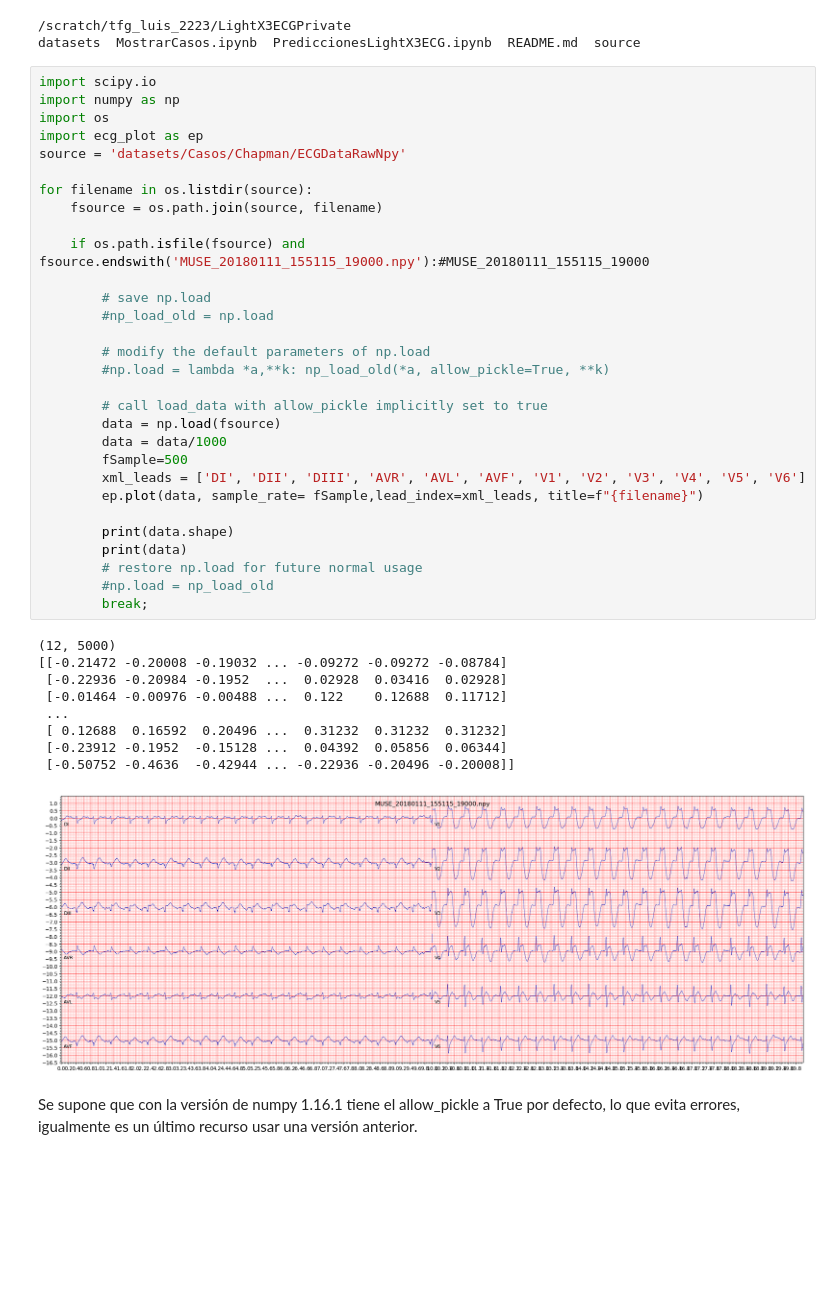
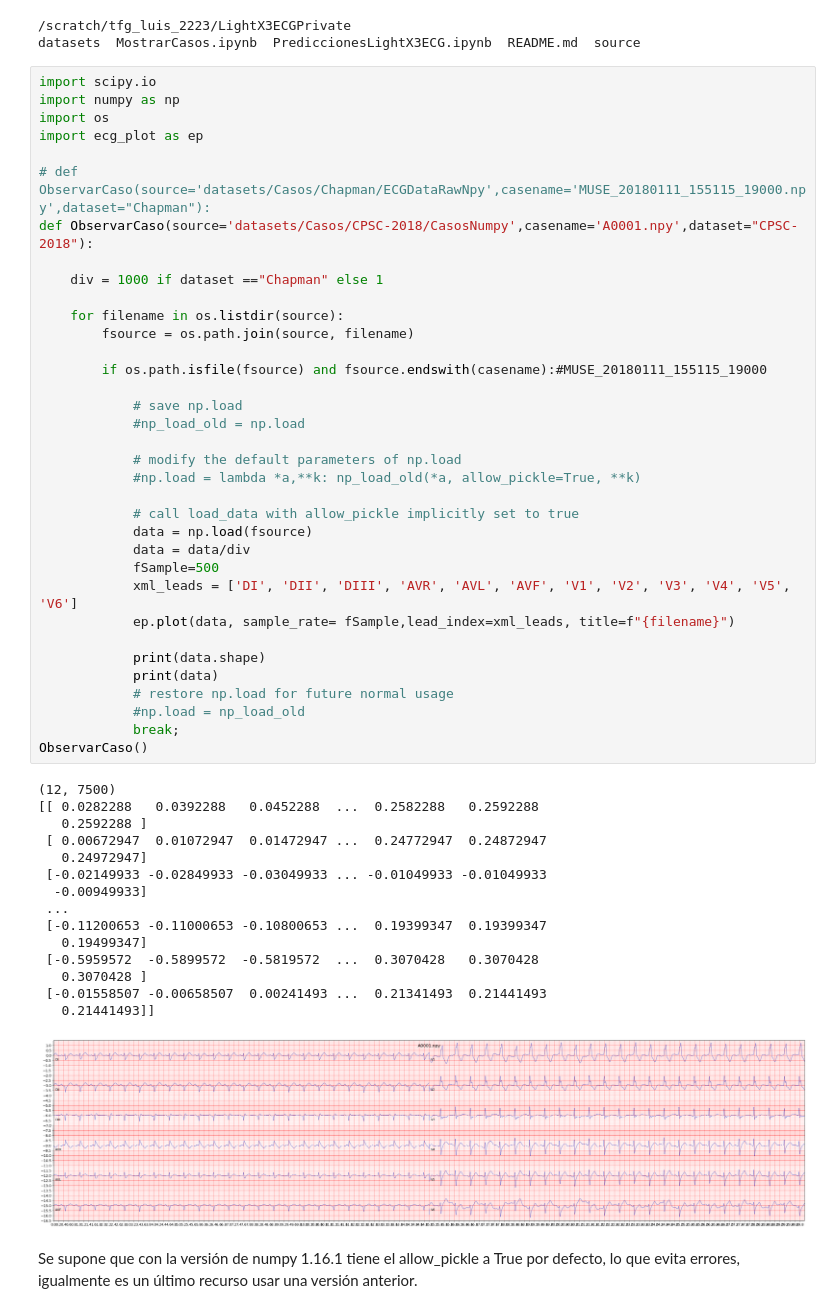
Before and after one commit to isma40000/LightX3ECGPrivate, a Jupyter notebook: PrediccionesLightX3ECG.ipynb, the cells around one changed output. Saved outputs shown, nothing was run; the diff lists cells and outputs as text; blank space fills up the shorter version.

```diff
--- a/PrediccionesLightX3ECG.ipynb
+++ b/PrediccionesLightX3ECG.ipynb
@@ -481,43 +509,54 @@ datasets  MostrarCasos.ipynb  PrediccionesLightX3ECG.ipynb  README.md  source
 # %%
 import scipy.io
 import numpy as np
 import os
 import ecg_plot as ep
-source = 'datasets/Casos/Chapman/ECGDataRawNpy'
 
-for filename in os.listdir(source):
-    fsource = os.path.join(source, filename)
+# def ObservarCaso(source='datasets/Casos/Chapman/ECGDataRawNpy',casename='MUSE_20180111_155115_19000.npy',dataset="Chapman"):
+def ObservarCaso(source='datasets/Casos/CPSC-2018/CasosNumpy',casename='A0001.npy',dataset="CPSC-2018"):
 
-    if os.path.isfile(fsource) and fsource.endswith('MUSE_20180111_155115_19000.npy'):#MUSE_20180111_155115_19000
+    div = 1000 if dataset =="Chapman" else 1
 
-        # save np.load
-        #np_load_old = np.load
+    for filename in os.listdir(source):
+        fsource = os.path.join(source, filename)
 
-        # modify the default parameters of np.load
-        #np.load = lambda *a,**k: np_load_old(*a, allow_pickle=True, **k)
+        if os.path.isfile(fsource) and fsource.endswith(casename):#MUSE_20180111_155115_19000
 
-        # call load_data with allow_pickle implicitly set to true
-        data = np.load(fsource)
-        data = data/1000
-        fSample=500
-        xml_leads = ['DI', 'DII', 'DIII', 'AVR', 'AVL', 'AVF', 'V1', 'V2', 'V3', 'V4', 'V5', 'V6']
-        ep.plot(data, sample_rate= fSample,lead_index=xml_leads, title=f"{filename}")
+            # save np.load
+            #np_load_old = np.load
 
-        print(data.shape)
-        print(data)
-        # restore np.load for future normal usage
-        #np.load = np_load_old
-        break;
+            # modify the default parameters of np.load
+            #np.load = lambda *a,**k: np_load_old(*a, allow_pickle=True, **k)
+
+            # call load_data with allow_pickle implicitly set to true
+            data = np.load(fsource)
+            data = data/div
+            fSample=500
+            xml_leads = ['DI', 'DII', 'DIII', 'AVR', 'AVL', 'AVF', 'V1', 'V2', 'V3', 'V4', 'V5', 'V6']
+            ep.plot(data, sample_rate= fSample,lead_index=xml_leads, title=f"{filename}")
+
+            print(data.shape)
+            print(data)
+            # restore np.load for future normal usage
+            #np.load = np_load_old
+            break;
+ObservarCaso()
 # %% [output]
-(12, 5000)
-[[-0.21472 -0.20008 -0.19032 ... -0.09272 -0.09272 -0.08784]
- [-0.22936 -0.20984 -0.1952  ...  0.02928  0.03416  0.02928]
- [-0.01464 -0.00976 -0.00488 ...  0.122    0.12688  0.11712]
+(12, 7500)
+[[ 0.0282288   0.0392288   0.0452288  ...  0.2582288   0.2592288
+   0.2592288 ]
+ [ 0.00672947  0.01072947  0.01472947 ...  0.24772947  0.24872947
+   0.24972947]
+ [-0.02149933 -0.02849933 -0.03049933 ... -0.01049933 -0.01049933
+  -0.00949933]
  ...
- [ 0.12688  0.16592  0.20496 ...  0.31232  0.31232  0.31232]
- [-0.23912 -0.1952  -0.15128 ...  0.04392  0.05856  0.06344]
- [-0.50752 -0.4636  -0.42944 ... -0.22936 -0.20496 -0.20008]]
+ [-0.11200653 -0.11000653 -0.10800653 ...  0.19399347  0.19399347
+   0.19499347]
+ [-0.5959572  -0.5899572  -0.5819572  ...  0.3070428   0.3070428
+   0.3070428 ]
+ [-0.01558507 -0.00658507  0.00241493 ...  0.21341493  0.21441493
+   0.21441493]]
-[figure, old version]
+[figure, new version]
 # %% [markdown]
 Se supone que con la versión de numpy 1.16.1 tiene el allow_pickle a True por defecto, lo que evita errores, igualmente es un último recurso usar una versión anterior.
 # %%
```
Also changed, not shown: parts of 14 cells of this notebook, 28 other files.
